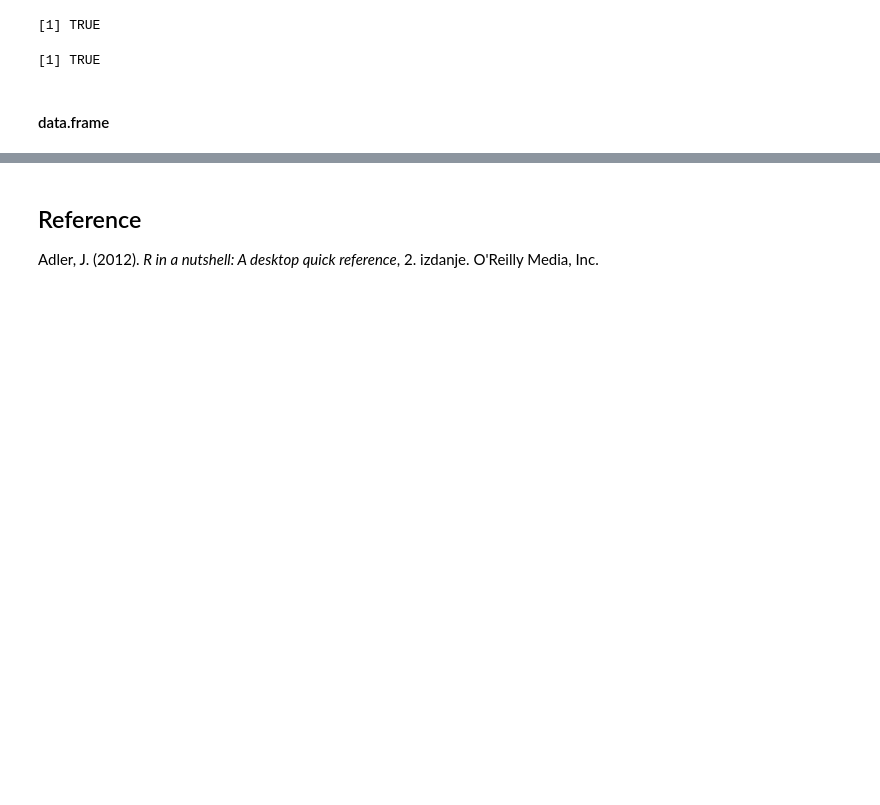
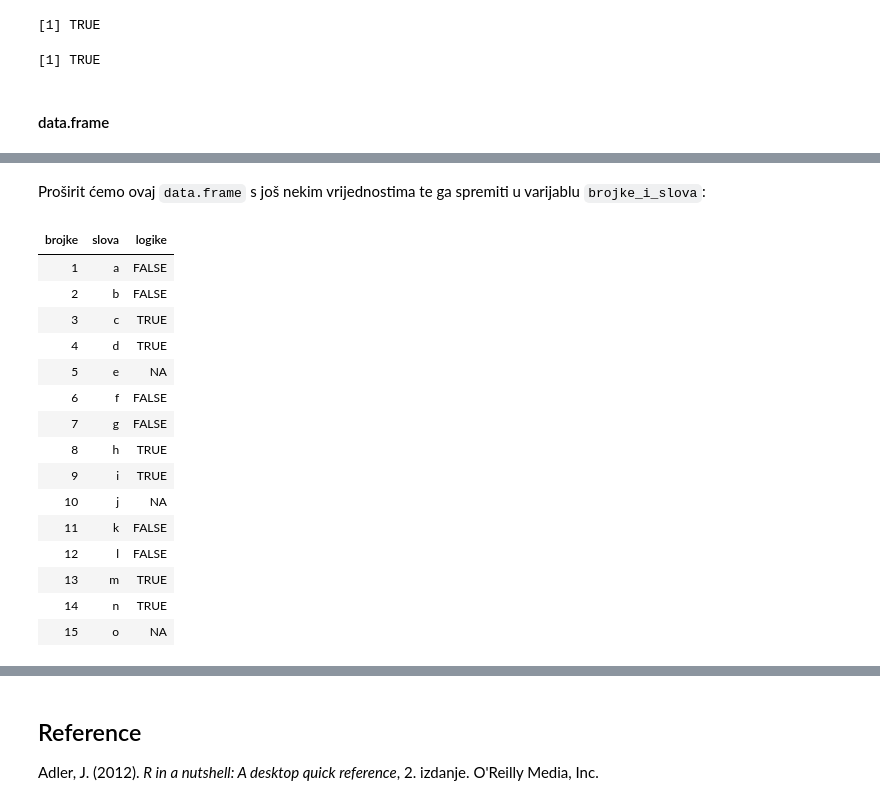
Before and after one commit to vdeni/rdionica, a Jupyter notebook: jupyter-notebook/r_uvod.ipynb, the cells around one changed output, grey strips where cells are left out. Saved outputs shown, nothing was run; the diff lists cells and outputs as text; code cells hidden in the pictures; blank space fills up the shorter version.

```diff
--- a/jupyter-notebook/r_uvod.ipynb
+++ b/jupyter-notebook/r_uvod.ipynb
@@ -336,0 +373,30 @@ is.character(c('vektor', 'od', '4', 'elementa'))
+# %% [markdown]
+Proširit ćemo ovaj `data.frame` s još nekim vrijednostima te ga spremiti u varijablu `brojke_i_slova`:
+# %%
+brojke_i_slova <-
+           # osim korištenjem funkcije c(), vektore brojeva možemo stavarati
+           # i pomoću n:m
+           data.frame('brojke' = 1:15,
+           # pozivajući ugrađenu varijablu _letters_ možemo odabrati prvih 15
+           # (malih) slova
+           'slova' = letters[1:15],
+           'logike'= c(F, F, T, T, NA))
+
+brojke_i_slova
+# %% [output]
+| brojke | slova | logike |
+| 1 | a | FALSE |
+| 2 | b | FALSE |
+| 3 | c | TRUE |
+| 4 | d | TRUE |
+| 5 | e | NA |
+| 6 | f | FALSE |
+| 7 | g | FALSE |
+| 8 | h | TRUE |
+| 9 | i | TRUE |
+| 10 | j | NA |
+| 11 | k | FALSE |
+| 12 | l | FALSE |
+| 13 | m | TRUE |
+| 14 | n | TRUE |
+| 15 | o | NA |
```
Also changed, not shown: parts of 27 cells of this notebook.
